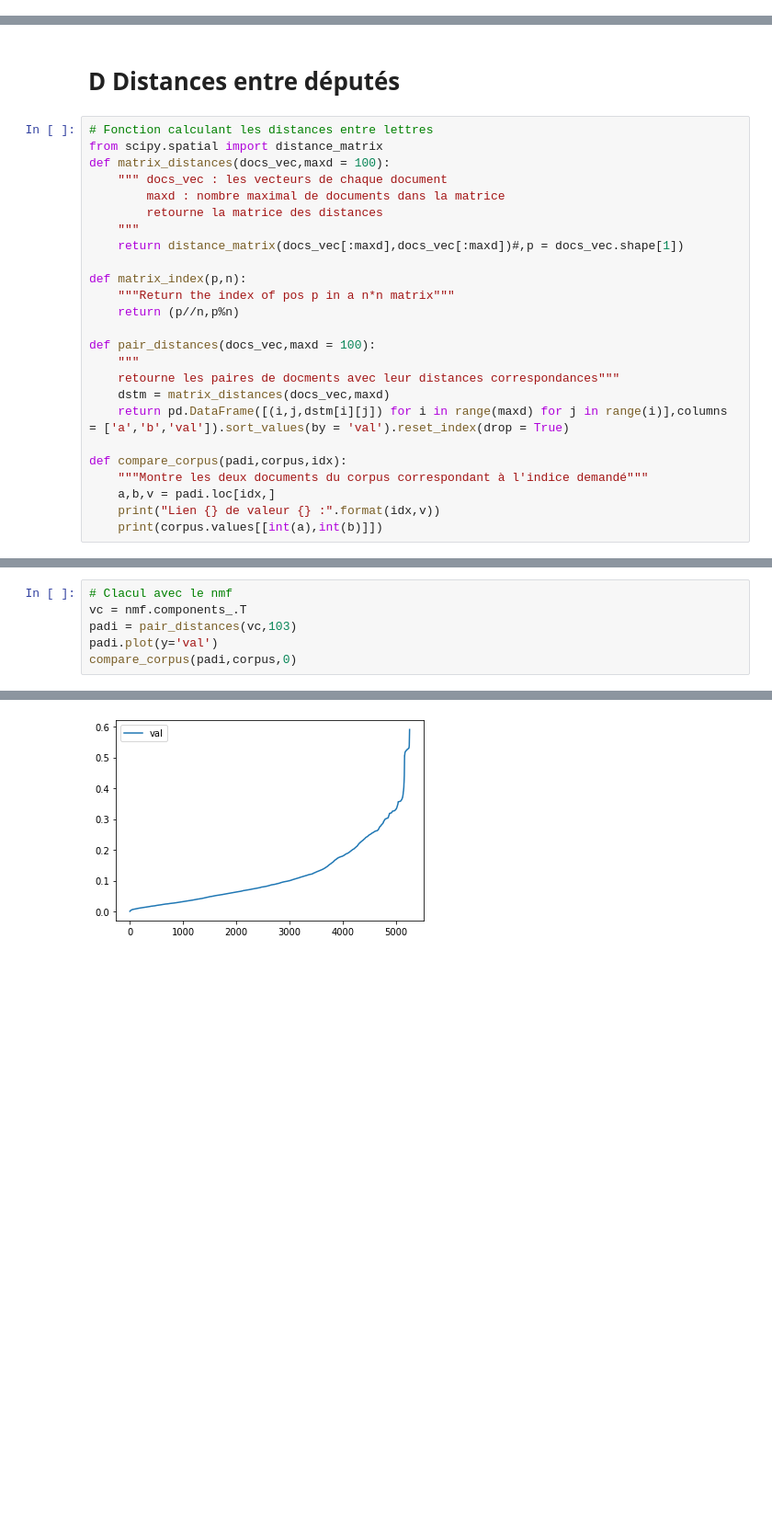
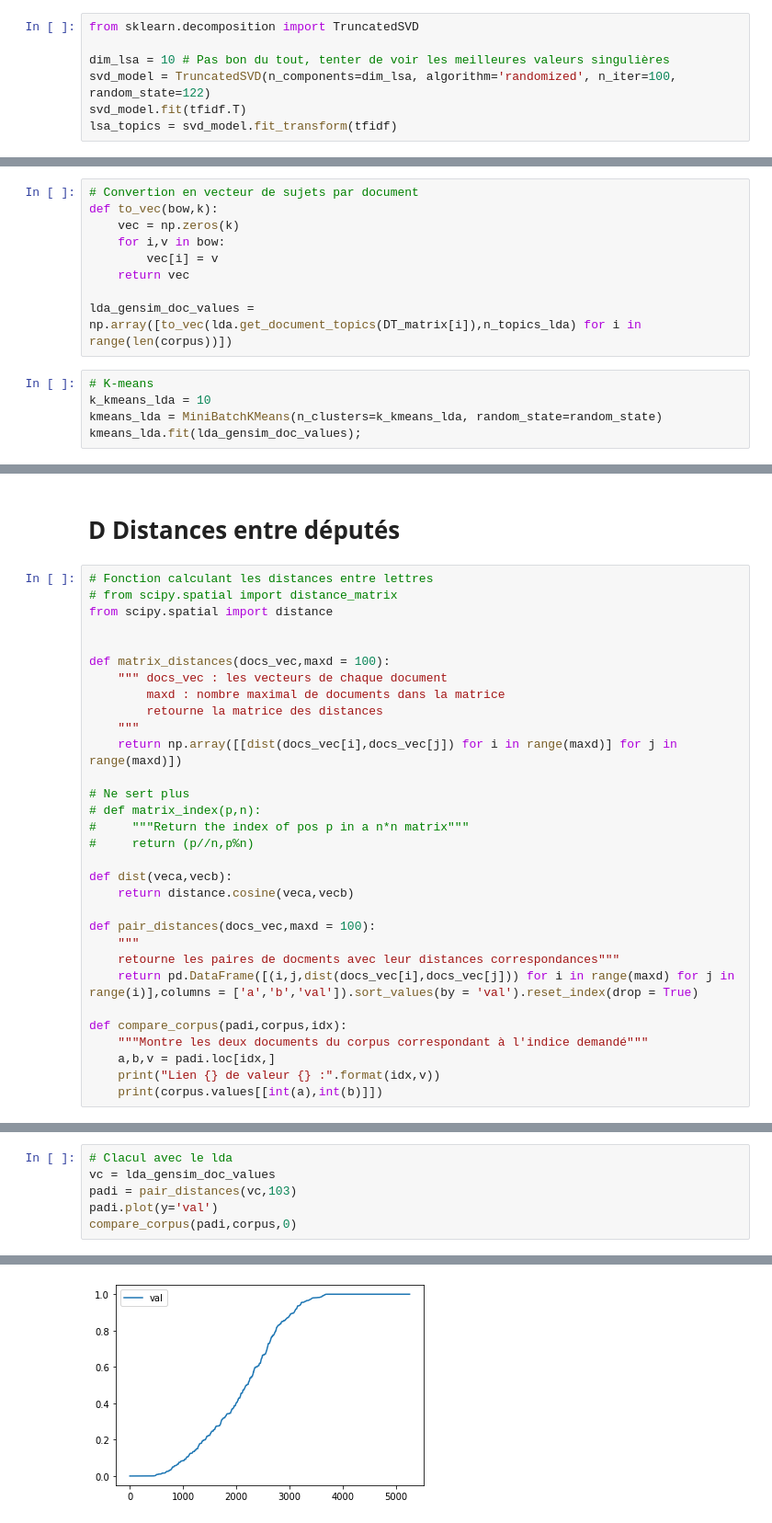
Before and after one commit to AchilleBaucher/confiance_diffusion, a Jupyter notebook: jupyter/clustering.ipynb, the cells around one changed output, grey strips where cells are left out. Shown at 92% size. Cells and saved outputs as stored; diff of their text form; blank space fills up the shorter version.

```diff
--- a/jupyter/clustering.ipynb
+++ b/jupyter/clustering.ipynb
@@ -283,0 +146,7 @@ axes[2].scatter(reduced_features[:,0], reduced_features[:,1], c=groupint)
+# %%
+from sklearn.decomposition import TruncatedSVD
+
+dim_lsa = 10 # Pas bon du tout, tenter de voir les meilleures valeurs singulières
+svd_model = TruncatedSVD(n_components=dim_lsa, algorithm='randomized', n_iter=100, random_state=122)
+svd_model.fit(tfidf.T)
+lsa_topics = svd_model.fit_transform(tfidf)
@@ -283,0 +277,14 @@ axes[2].scatter(reduced_features[:,0], reduced_features[:,1], c=groupint)
+# %%
+# Convertion en vecteur de sujets par document
+def to_vec(bow,k):
+    vec = np.zeros(k)
+    for i,v in bow:
+        vec[i] = v
+    return vec
+
+lda_gensim_doc_values = np.array([to_vec(lda.get_document_topics(DT_matrix[i]),n_topics_lda) for i in range(len(corpus))])
+# %%
+# K-means
+k_kmeans_lda = 10
+kmeans_lda = MiniBatchKMeans(n_clusters=k_kmeans_lda, random_state=random_state)
+kmeans_lda.fit(lda_gensim_doc_values);
@@ -285,23 +326,29 @@ axes[2].scatter(reduced_features[:,0], reduced_features[:,1], c=groupint)
 # D Distances entre députés
 # %%
 # Fonction calculant les distances entre lettres
-from scipy.spatial import distance_matrix
+# from scipy.spatial import distance_matrix
+from scipy.spatial import distance
+
+
 def matrix_distances(docs_vec,maxd = 100):
     """ docs_vec : les vecteurs de chaque document
         maxd : nombre maximal de documents dans la matrice
         retourne la matrice des distances
     """
-    return distance_matrix(docs_vec[:maxd],docs_vec[:maxd])#,p = docs_vec.shape[1])
+    return np.array([[dist(docs_vec[i],docs_vec[j]) for i in range(maxd)] for j in range(maxd)])
 
-def matrix_index(p,n):
-    """Return the index of pos p in a n*n matrix"""
-    return (p//n,p%n)
+# Ne sert plus
+# def matrix_index(p,n):
+#     """Return the index of pos p in a n*n matrix"""
+#     return (p//n,p%n)
+
+def dist(veca,vecb):
+    return distance.cosine(veca,vecb)
 
 def pair_distances(docs_vec,maxd = 100):
     """
     retourne les paires de docments avec leur distances correspondances"""
-    dstm = matrix_distances(docs_vec,maxd)
-    return pd.DataFrame([(i,j,dstm[i][j]) for i in range(maxd) for j in range(i)],columns = ['a','b','val']).sort_values(by = 'val').reset_index(drop = True)
+    return pd.DataFrame([(i,j,dist(docs_vec[i],docs_vec[j])) for i in range(maxd) for j in range(i)],columns = ['a','b','val']).sort_values(by = 'val').reset_index(drop = True)
 
 def compare_corpus(padi,corpus,idx):
     """Montre les deux documents du corpus correspondant à l'indice demandé"""
@@ -345,6 +411,6 @@ Lien 0 de valeur 0.001989577146023864 :
 # %%
-# Clacul avec le nmf
-vc = nmf.components_.T
+# Clacul avec le lda
+vc = lda_gensim_doc_values
 padi = pair_distances(vc,103)
 padi.plot(y='val')
 compare_corpus(padi,corpus,0)
@@ -355 +421 @@ Lien 0 de valeur 0.0006672295475229175 :
-[figure, old version]
+[figure, new version]
```
Also changed, not shown: parts of 66 cells of this notebook, 2 other files.
